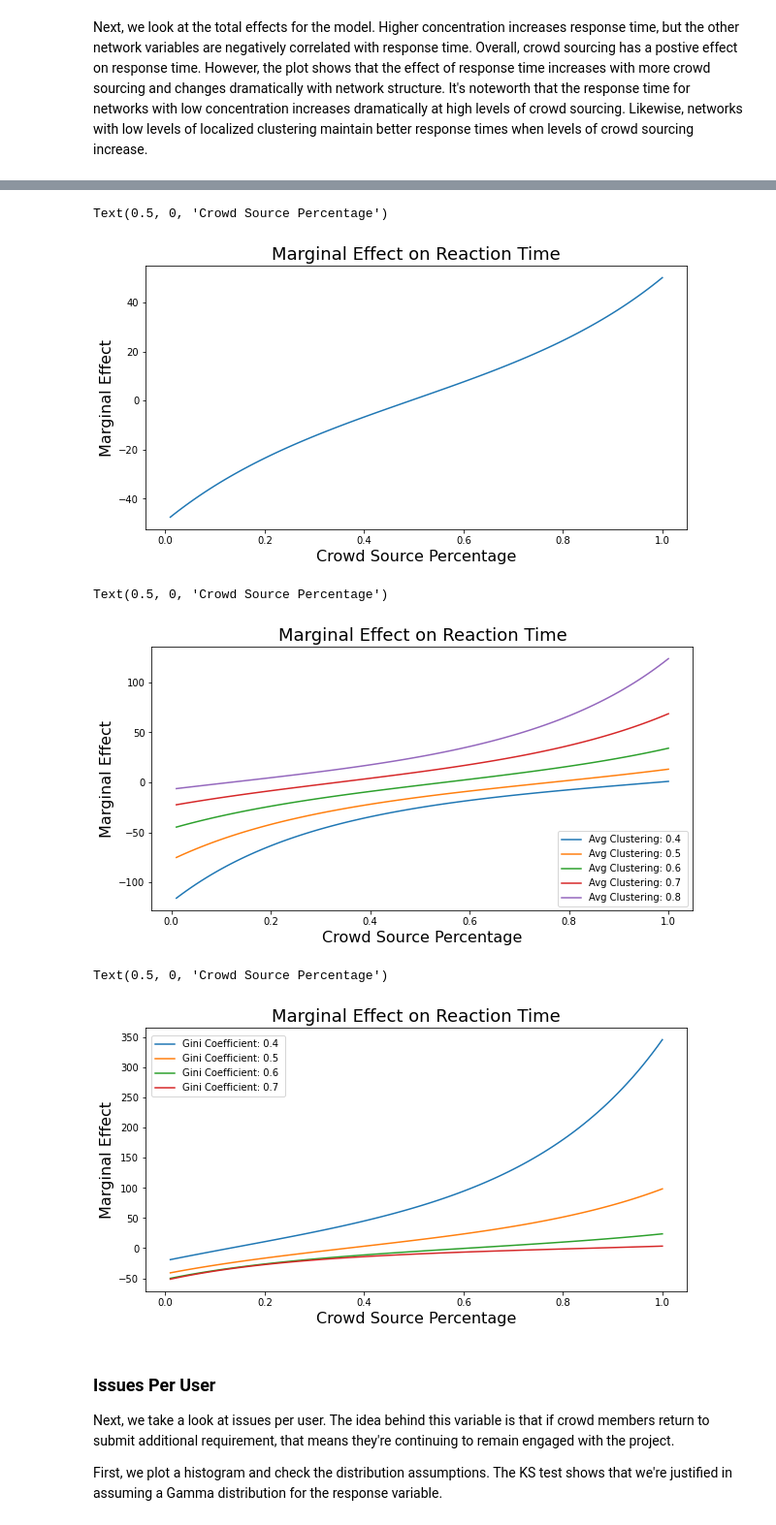
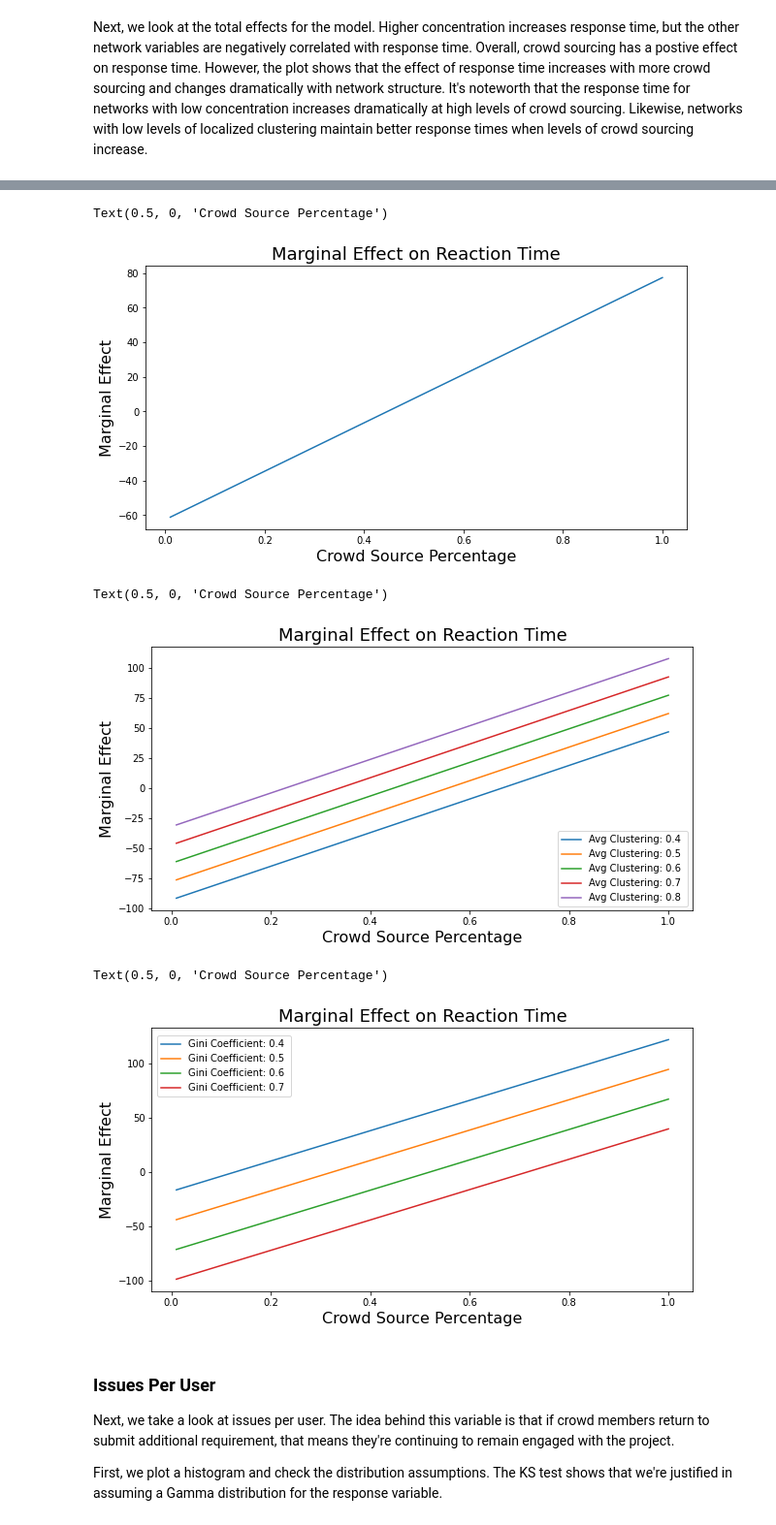
Before and after one commit to MthwRobinson/sh-network-paper, a Jupyter notebook: notebooks/analysis.ipynb, the cells around one changed output, grey strips where cells are left out. Shown: that part at 97% size. Cells and saved outputs as stored; diff of their text form; code cells hidden in the pictures.

```diff
--- a/notebooks/analysis.ipynb
+++ b/notebooks/analysis.ipynb
@@ -746,3 +709,15 @@ Use an instance of a link class instead.
   mod = sm.GLM(y, X, family=sm.families.Gamma(link=sm.families.links.log))
 # %% [markdown]
 Next, we assess the validity of the regression. We see some positive correlation between the residuals and the response variable. However, a regression of the residuals against the indepedent variables shows no statistically significant correlation. This means bias in the estimators is not a major concern for this model.
+# %%
+formula = """
+avg_first_comment ~ -1 + crowd_pct_2 + gini_coefficientXcrowd_pct +
+    + avg_clustering + avg_min_path  +
+    avg_clusteringXcrowd_pct  + gini_coefficient   +
+    project_age +  topic_2
+"""
+y, X = dmatrices(formula,
+                         data=data, return_type='dataframe')
+mod = sm.OLS(y, X)
+res = mod.fit()
+print(res.summary())
@@ -770,9 +775,10 @@ plt.xlim([-1.1, 2.5])
 # %%
-data['response_time_resid'] = res.resid_anscombe_scaled
+data['response_time_resid'] = res.resid
 formula = """
-response_time_resid ~ crowd_pct + crowd_pct_2 + avg_clustering + avg_min_path +
-    avg_clusteringXcrowd_pct + avg_min_pathXcrowd_pct + gini_coefficient + gini_coefficientXcrowd_pct +
-    project_age
+response_time_resid ~ -1 + crowd_pct_2 + gini_coefficientXcrowd_pct +
+    + avg_clustering + avg_min_path  +
+    avg_clusteringXcrowd_pct  + gini_coefficient   +
+    project_age +  topic_2
 """
 y_res, X_res = dmatrices(formula,
                          data=data, return_type='dataframe')
@@ -818,7 +824,9 @@ plt.figure(figsize=(10, 5))
 marginal_effects = {'crowd_pct': [], 'effect': []}
 for i in range(100):
     crowd_pct = (i+1)/100
-    avg_effect = calc_total_effect(data, res, X, crowd_pct=crowd_pct)
+    avg_effect = (2 * res.params['crowd_pct_2'] * crowd_pct +
+              res.params['gini_coefficientXcrowd_pct'] * data['gini_coefficient'].mean() +
+              res.params['avg_clusteringXcrowd_pct'] * data['avg_clustering'].mean())
     marginal_effects['crowd_pct'].append(crowd_pct)
     marginal_effects['effect'].append(avg_effect)
 
@@ -830,7 +838,7 @@ plt.ylabel('Marginal Effect', fontsize=16)
 plt.xlabel('Crowd Source Percentage', fontsize=16)
 # %% [output]
 Text(0.5, 0, 'Crowd Source Percentage')
-[figure, old version]
+[figure, new version]
 # %%
 plt.figure(figsize=(10, 5))
 
@@ -840,9 +848,9 @@ for avg_clustering in [0.4, 0.5, 0.6, 0.7, 0.8]:
 
     for i in range(100):
         crowd_pct = (i+1)/100
-        avg_effect = calc_total_effect(data, res, X,
-                                       crowd_pct=crowd_pct,
-                                       avg_clustering=avg_clustering)
+        avg_effect = (2 * res.params['crowd_pct_2'] * crowd_pct +
+                  res.params['gini_coefficientXcrowd_pct'] * data['gini_coefficient'].mean() +
+                  res.params['avg_clusteringXcrowd_pct'] * avg_clustering)
         marginal_effects['crowd_pct'].append(crowd_pct)
         marginal_effects['effect'].append(avg_effect)
 
@@ -855,32 +863,32 @@ plt.ylabel('Marginal Effect', fontsize=16)
 plt.xlabel('Crowd Source Percentage', fontsize=16)
 # %% [output]
 Text(0.5, 0, 'Crowd Source Percentage')
-[figure, old version]
+[figure, new version]
 # %%
 plt.figure(figsize=(10, 5))
 
 for gini_coefficient in [0.4, 0.5, 0.6, 0.7]:
     marginal_effects = {'crowd_pct': [], 'effect': []}
     label = 'Gini Coefficient: {} '.format(gini_coefficient)
 
     for i in range(100):
         crowd_pct = (i+1)/100
-        avg_effect = calc_total_effect(data, res, X,
-                                       crowd_pct=crowd_pct,
-                                       gini_coefficient=gini_coefficient)
+        avg_effect = (2 * res.params['crowd_pct_2'] * crowd_pct +
+                  res.params['gini_coefficientXcrowd_pct'] * gini_coefficient +
+                  res.params['avg_clusteringXcrowd_pct'] * data['avg_clustering'].mean())
         marginal_effects['crowd_pct'].append(crowd_pct)
         marginal_effects['effect'].append(avg_effect)
 
     marginal_effects = pd.DataFrame(marginal_effects)
     sns.lineplot(y=marginal_effects['effect'], x=marginal_effects['crowd_pct'], label=label)
 
 plt.legend(bbox_to_anchor=(0.01, 0.97), loc=2, borderaxespad=0.)
 plt.title('Marginal Effect on Reaction Time', fontsize=18)
 plt.ylabel('Marginal Effect', fontsize=16)
 plt.xlabel('Crowd Source Percentage', fontsize=16)
 # %% [output]
 Text(0.5, 0, 'Crowd Source Percentage')
-[figure, old version]
+[figure, new version]
 # %% [markdown]
 ### Issues Per User <a id='issues_per_user'></a>
 
```
Also changed, not shown: parts of 27 cells of this notebook, 2 other files.
